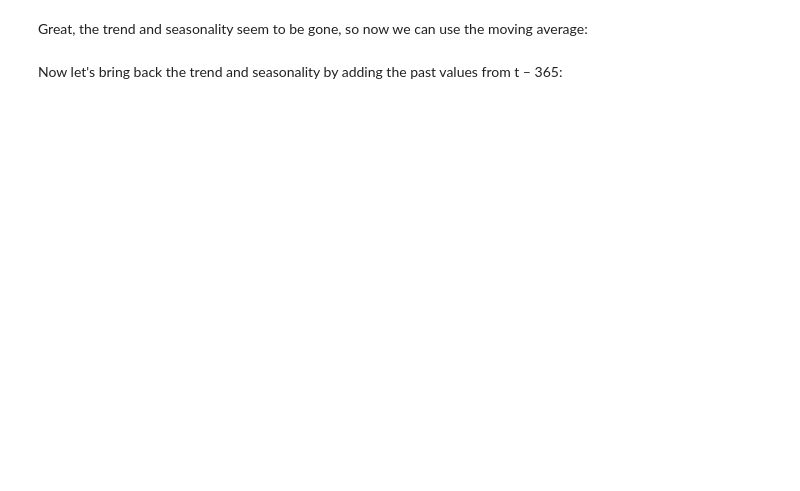
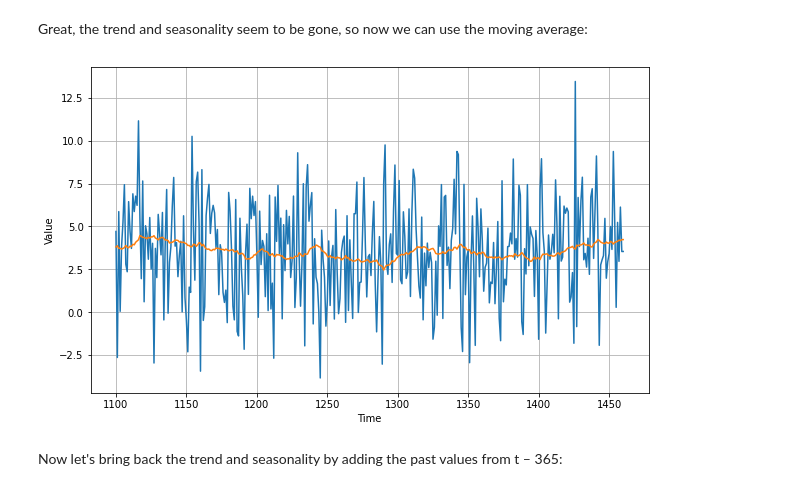
Before and after one commit to mterion/tensorflow-1-public, a Jupyter notebook: C4/W1/assignment/C4_W1_Assignment.ipynb, the cells around one changed output. Drawn from its saved outputs; the diff is of its cells as text; code cells hidden in the pictures; blank space fills up the shorter version.

```diff
--- a/C4/W1/assignment/C4_W1_Assignment.ipynb
+++ b/C4/W1/assignment/C4_W1_Assignment.ipynb
@@ -173,15 +175,17 @@ plt.show()
 # %% [markdown]
 Great, the trend and seasonality seem to be gone, so now we can use the moving average:
 # %%
-diff_moving_avg = # YOUR CODE HERE
+diff_moving_avg = moving_average_forecast(diff_series, 50)[split_time - 365 - 50:]
 
 plt.figure(figsize=(10, 6))
-plot_series(time_valid, # YOUR CODE HERE)
-plot_series(time_valid, # YOUR CODE HERE)
+plot_series(time_valid, diff_series[split_time- 365: ])
+plot_series(time_valid, diff_moving_avg)
 plt.show()
 
 # Expected output. Diff chart from 1100->1450 +
 # Overlaid with moving average
+# %% [output]
+[figure, added]
 # %% [markdown]
 Now let's bring back the trend and seasonality by adding the past values from t – 365:
 # %%
```
Also changed, not shown: parts of 7 cells of this notebook.
